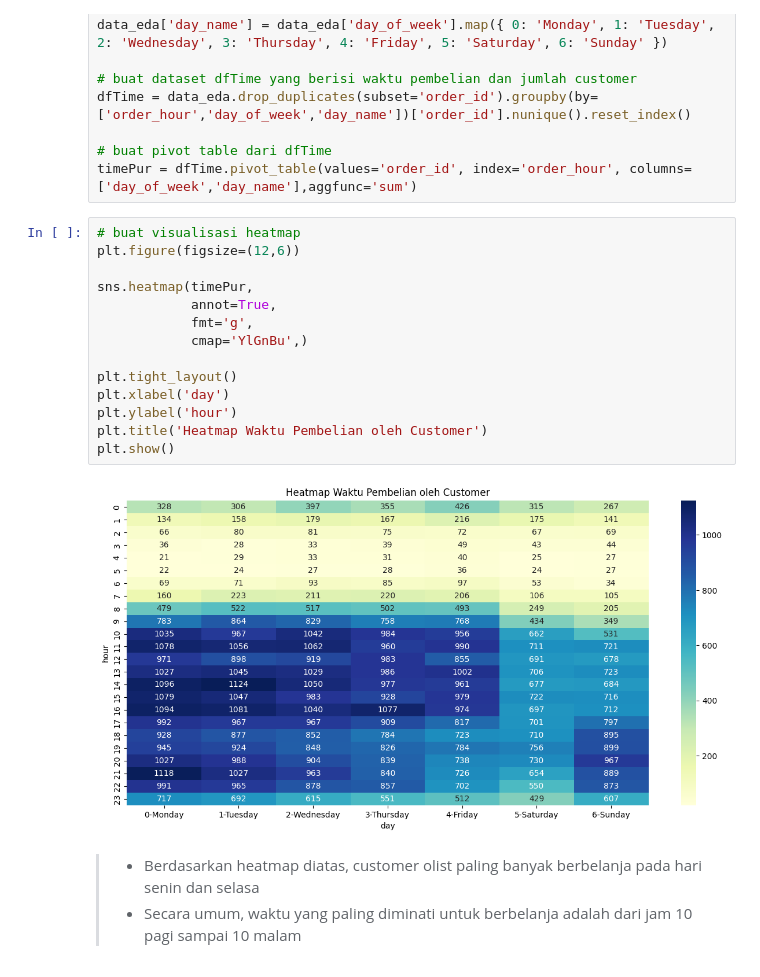
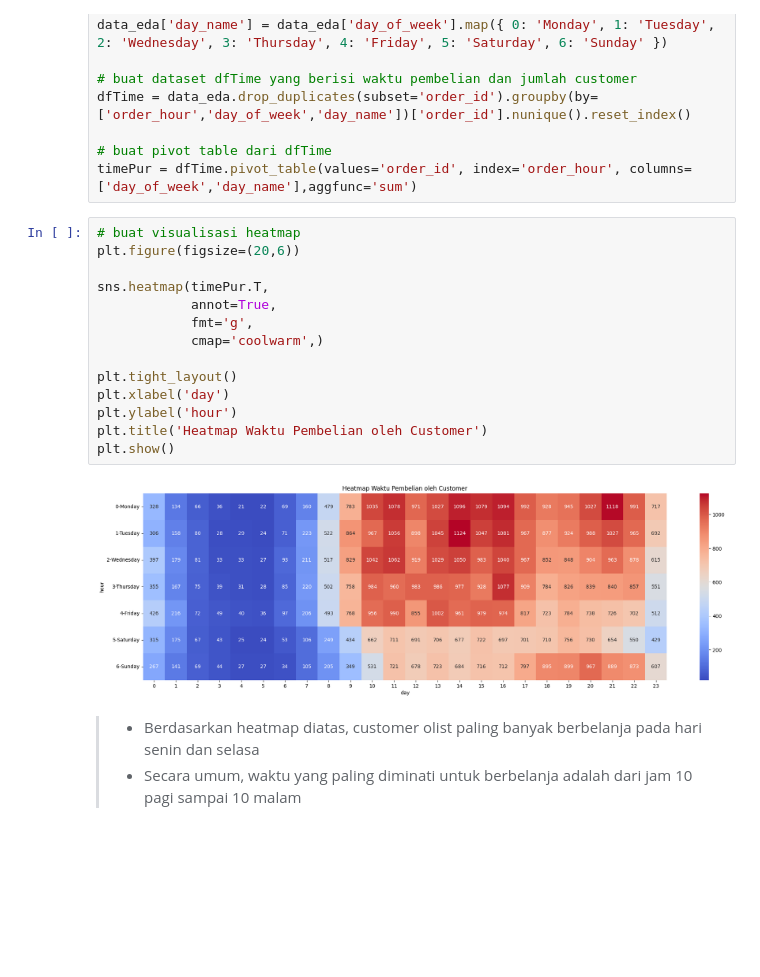
Before and after one commit to aridiawan/ecommerce-analysis, a Jupyter notebook: notebooks/2.0.1-eda-business.ipynb, the cells around one changed output. Saved outputs shown, nothing was run; the diff lists cells and outputs as text; blank space fills up the shorter version.

```diff
--- a/notebooks/2.0.1-eda-business.ipynb
+++ b/notebooks/2.0.1-eda-business.ipynb
@@ -114,20 +114,20 @@ dfTime = data_eda.drop_duplicates(subset='order_id').groupby(by=['order_hour','d
 timePur = dfTime.pivot_table(values='order_id', index='order_hour', columns=['day_of_week','day_name'],aggfunc='sum')
 # %%
 # buat visualisasi heatmap
-plt.figure(figsize=(12,6))
+plt.figure(figsize=(20,6))
 
-sns.heatmap(timePur,
+sns.heatmap(timePur.T,
             annot=True,
             fmt='g',
-            cmap='YlGnBu',)
+            cmap='coolwarm',)
 
 plt.tight_layout()
 plt.xlabel('day')
 plt.ylabel('hour')
 plt.title('Heatmap Waktu Pembelian oleh Customer')
 plt.show()
 # %% [output]
-[figure, old version]
+[figure, new version]
 # %% [markdown]
 > - Berdasarkan heatmap diatas, customer olist paling banyak berbelanja pada hari senin dan selasa
 > - Secara umum, waktu yang paling diminati untuk berbelanja adalah dari jam 10 pagi sampai 10 malam
```
Also changed, not shown: parts of 1 cell of this notebook, 1 other file.
